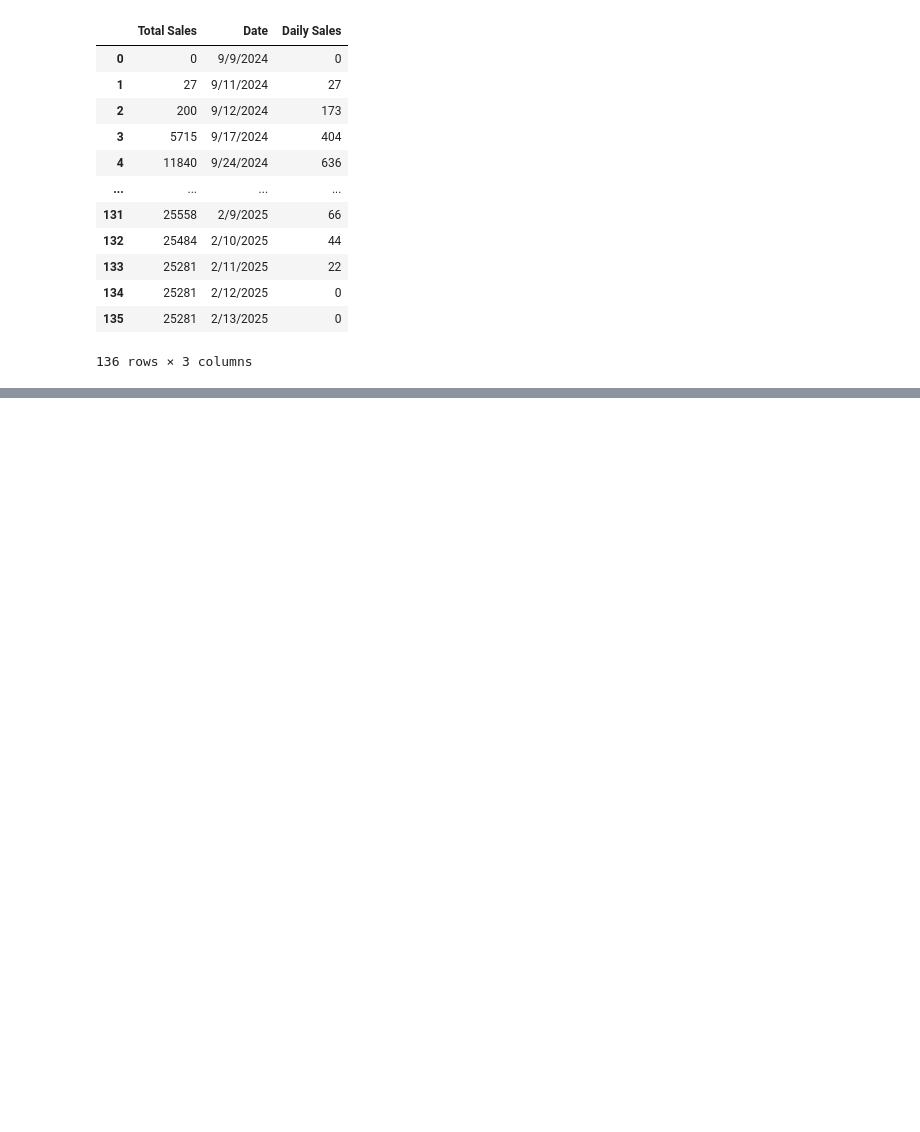
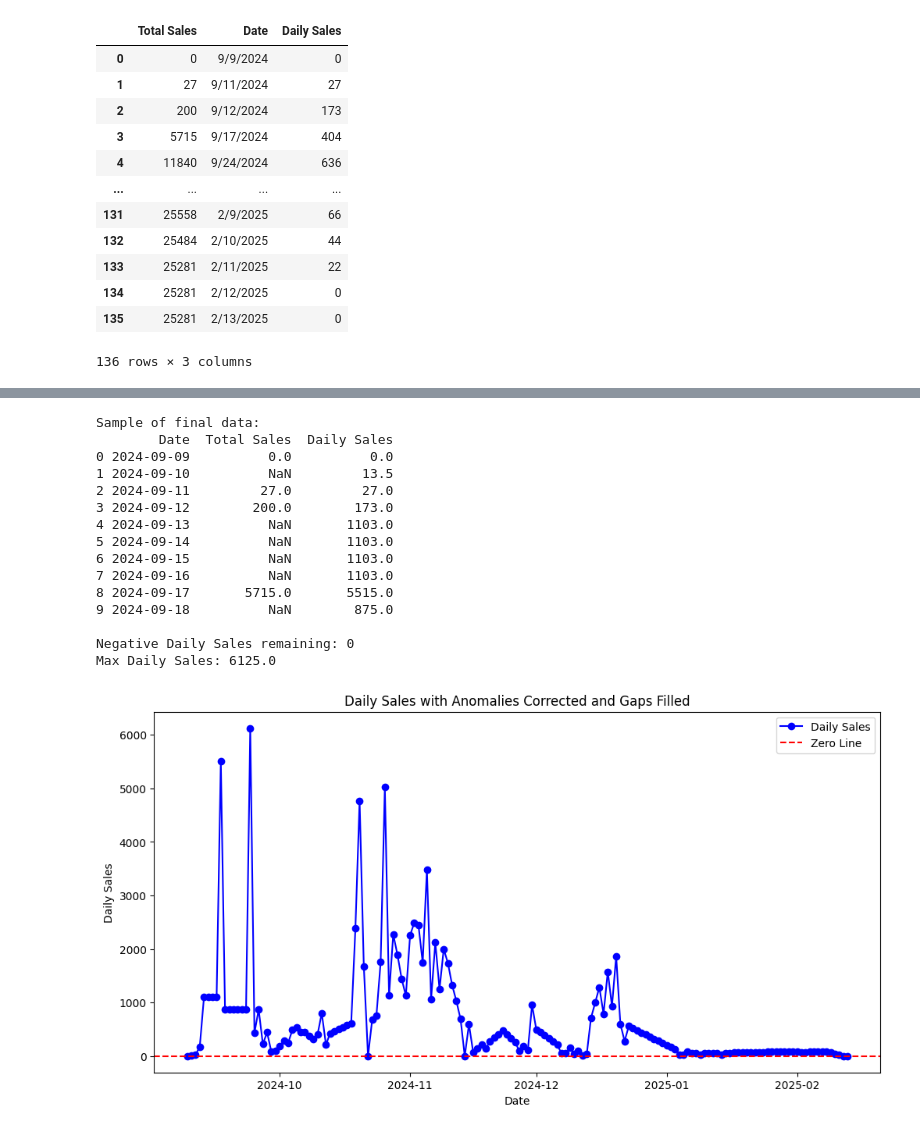
Before and after one commit to HandersThe/da-exercise-anomaly-detection, a Jupyter notebook: playground.ipynb, the cells around one changed output, grey strips where cells are left out. Saved outputs shown, nothing was run; the diff lists cells and outputs as text; code cells hidden in the pictures; blank space fills up the shorter version.

```diff
--- a/playground.ipynb
+++ b/playground.ipynb
@@ -185,0 +225,60 @@ df_orig
+# %%
+# Replace anomalies with interpolation
+df_corrected = df.copy()
+df_corrected.loc[anomalies, "Daily Sales"] = np.nan
+df_corrected["Daily Sales"] = df_corrected["Daily Sales"].interpolate(method="linear", limit_direction="forward")
+# %%
+# Fill missing dates
+full_dates = pd.date_range(start=df["Date"].min(), end=df["Date"].max(), freq="D")
+df_full = df_corrected.set_index("Date").reindex(full_dates).reset_index()
+df_full = df_full.rename(columns={"index": "Date"})
+# %%
+# Fill remaining daily sales with average
+df_final = df_full.copy()
+for i in range(1, len(df_final)):
+    if pd.isna(df_final.loc[i, "Daily Sales"]):
+        start_idx = i - 1
+        end_idx = i
+        while end_idx < len(df_final) and pd.isna(df_final.loc[end_idx, "Daily Sales"]):
+            end_idx += 1
+        if end_idx < len(df_final):
+            gap_size = end_idx - start_idx
+            next_known_delta = df_final.loc[end_idx, "Daily Sales"]
+            avg_delta = next_known_delta / gap_size if gap_size > 1 else next_known_delta
+            for j in range(start_idx + 1, end_idx):
+                df_final.loc[j, "Daily Sales"] = avg_delta
+
+df_final["Daily Sales"] = df_final["Daily Sales"].fillna(0)
+# %%
+# Results
+print("\nSample of final data:")
+print(df_final[["Date", "Total Sales", "Daily Sales"]].head(10))
+print(f"\nNegative Daily Sales remaining: {(df_final["Daily Sales"] < 0).sum()}")
+print(f"Max Daily Sales: {df_final["Daily Sales"].max()}")
+
+# Visualization
+plt.figure(figsize=(12, 6))
+plt.plot(df_final["Date"], df_final["Daily Sales"], marker="o", label="Daily Sales", color="blue")
+plt.axhline(0, color="red", linestyle="--", label="Zero Line")
+plt.title("Daily Sales with Anomalies Corrected and Gaps Filled")
+plt.xlabel("Date")
+plt.ylabel("Daily Sales")
+plt.legend()
+plt.show()
+# %% [output]
+Sample of final data:
+        Date  Total Sales  Daily Sales
+0 2024-09-09          0.0          0.0
+1 2024-09-10          NaN         13.5
+2 2024-09-11         27.0         27.0
+3 2024-09-12        200.0        173.0
+4 2024-09-13          NaN       1103.0
+5 2024-09-14          NaN       1103.0
+6 2024-09-15          NaN       1103.0
+7 2024-09-16          NaN       1103.0
+8 2024-09-17       5715.0       5515.0
+9 2024-09-18          NaN        875.0
+
+Negative Daily Sales remaining: 0
+Max Daily Sales: 6125.0
+[figure, added]
```
Also changed, not shown: parts of 8 cells of this notebook.
